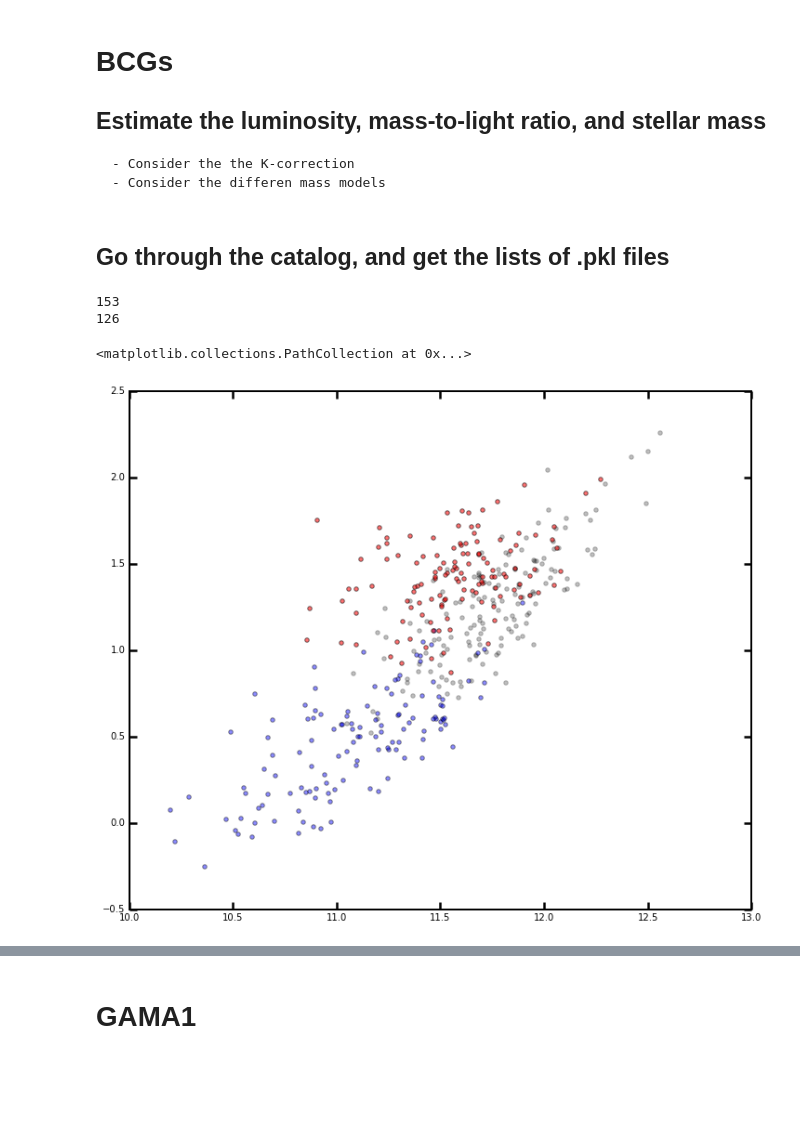
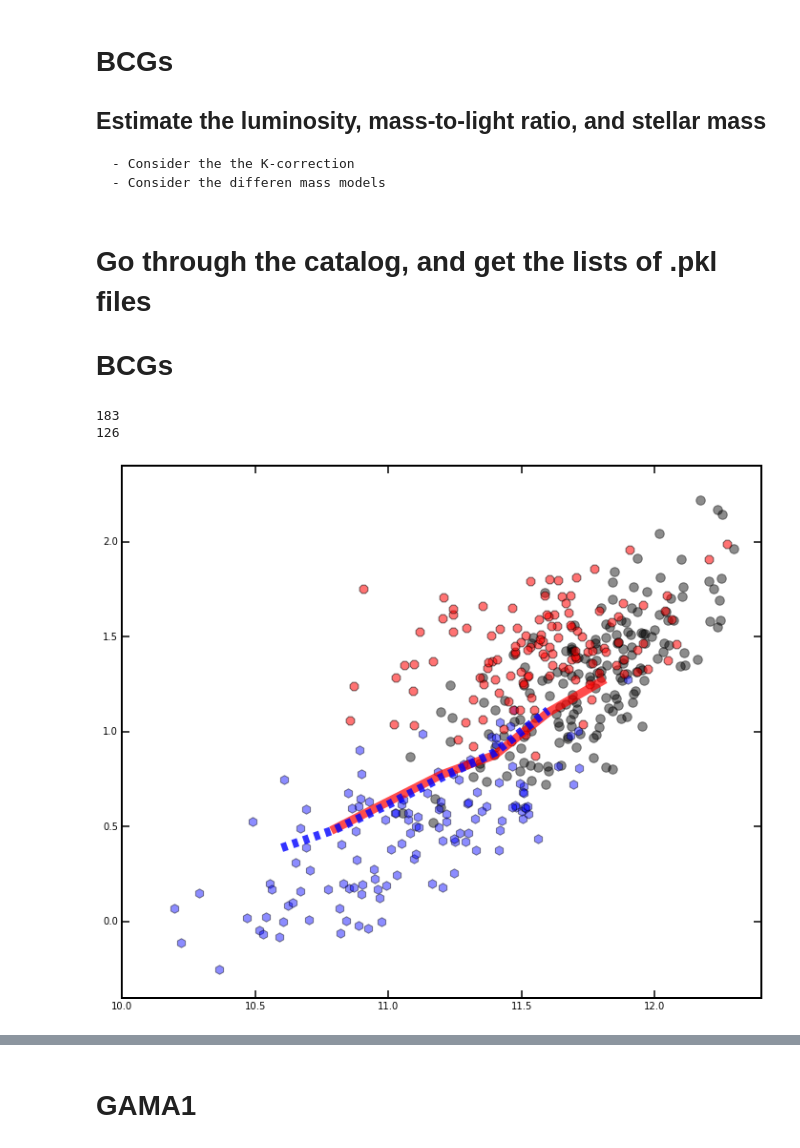
Before and after one commit to dr-guangtou/hsc_redbcg, a Jupyter notebook: note/massiveGalfit_160107.ipynb, the cells around one changed output, grey strips where cells are left out. Drawn from its saved outputs; the diff is of its cells as text; code cells hidden in the pictures; blank space fills up the shorter version.

```diff
--- a/note/massiveGalfit_160107.ipynb
+++ b/note/massiveGalfit_160107.ipynb
@@ -399,6 +405,12 @@ print("## Deal with %i galaxies in GAMA3 sample" % len(gama3Tab))
 ## Deal with 3747 galaxies in GAMA1 sample
 ## Deal with 1700 galaxies in GAMA2 sample
 ## Deal with 2718 galaxies in GAMA3 sample
+# %%
+mc = np.asarray([10.8, 11.2, 11.4, 11.6, 11.8])
+rc = np.asarray([0.49, 0.774, 0.877, 1.101, 1.264])
+
+ms = np.asarray([10.6, 10.8, 11.0, 11.2, 11.4, 11.6])
+rs = np.asarray([0.389, 0.485, 0.616, 0.759, 0.891, 1.112])
 # %% [markdown]
 # BCGs
 
@@ -891,9 +903,11 @@ gama3Tab.add_column(Column(name='logm2lI_A', data=logm2lI_A_gama3))
 gama3Tab.add_column(Column(name='logm2lI_B', data=logm2lI_B_gama3))
 gama3Tab.add_column(Column(name='logm2lI_C', data=logm2lI_C_gama3))
 # %% [markdown]
-## Go through the catalog, and get the lists of .pkl files
+# Go through the catalog, and get the lists of .pkl files
+
+# BCGs
 # %%
-logmBcg, logrBcg = [], []
+logmBcg, logrBcg, nserBcg = [], [], []
 logm1Bcg, logr1Bcg, logm2Bcg, logr2Bcg = [], [], [], []
 
 sample = 'redBCG'
@@ -928,12 +942,13 @@ for gal in bcgTab:
             # log(M)
             logm1 = getLuminosity(ser1comp.mag, gal[zStr],
                                   extinction=gal[extStr], amag_sun=amag_sun_des_i) + logm2l
-            if (ser1comp.good and ser1comp.n > 0.5 and ser1comp.n < 8.0 and
-                ser1comp.ar >= 0.3 and obj1Ser.reduced_chisq < 4.0 and
-                logr1 <= 2.5):
+            if (ser1comp.good and ser1comp.n > 0.5 and ser1comp.n < 10.0 and
+                ser1comp.ar >= 0.3 and obj1Ser.reduced_chisq < 5.0 and
+                logr1 <= 2.6):
 
                 logmBcg.append(logm1)
                 logrBcg.append(logr1)
+                nserBcg.append(ser1comp.n)
     else:
         aic1, bic1, hq1 = None, None, None
         #print("## Can not find 1 Sersic model for %s" % ser1File)
@@ -989,18 +1004,25 @@ for gal in bcgTab:
         aic2, bic2, hq2 = None, None, None
         #print("## Can not find 1 Sersic model for %s" % ser2File)
 
-
 print(len(logmBcg))
 print(len(logm1Bcg))
-
-plt.scatter(logmBcg, logrBcg, c='k', alpha=0.25)
-plt.scatter(logm1Bcg, logr1Bcg, c='b', alpha=0.45)
-plt.scatter(logm2Bcg, logr2Bcg, c='r', alpha=0.55)
 # %% [output]
-153
+183
 126
-<matplotlib.collections.PathCollection at 0x...>
-[figure, removed]
+# %%
+plt.plot(mc, rc, linestyle='-', linewidth=9.0, c='r', alpha=0.7)
+plt.plot(ms, rs, linestyle='--', linewidth=9.0, c='b', alpha=0.8)
+
+plt.scatter(logmBcg, logrBcg, c='k', alpha=0.45, s=90)
+plt.scatter(logm1Bcg, logr1Bcg, c='b', alpha=0.45, s=90, marker='h')
+plt.scatter(logm2Bcg, logr2Bcg, c='r', alpha=0.55, s=90, marker='8')
+
+plt.xlim(10.0, 12.4)
+plt.ylim(-0.4, 2.4)
+
+plt.show()
+# %% [output]
+[figure, added]
 # %%
 temp1 = 10.0 ** np.asarray(logm1Bcg)
 temp2 = 10.0 ** np.asarray(logm2Bcg)
```
Also changed, not shown: parts of 34 cells of this notebook, 6 other files.
